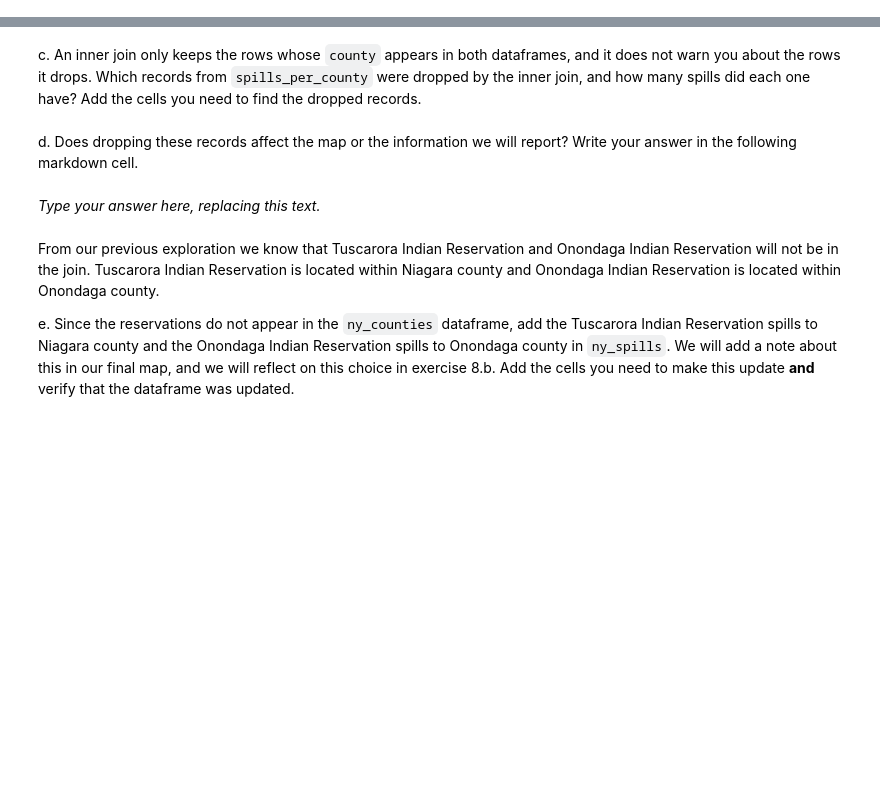
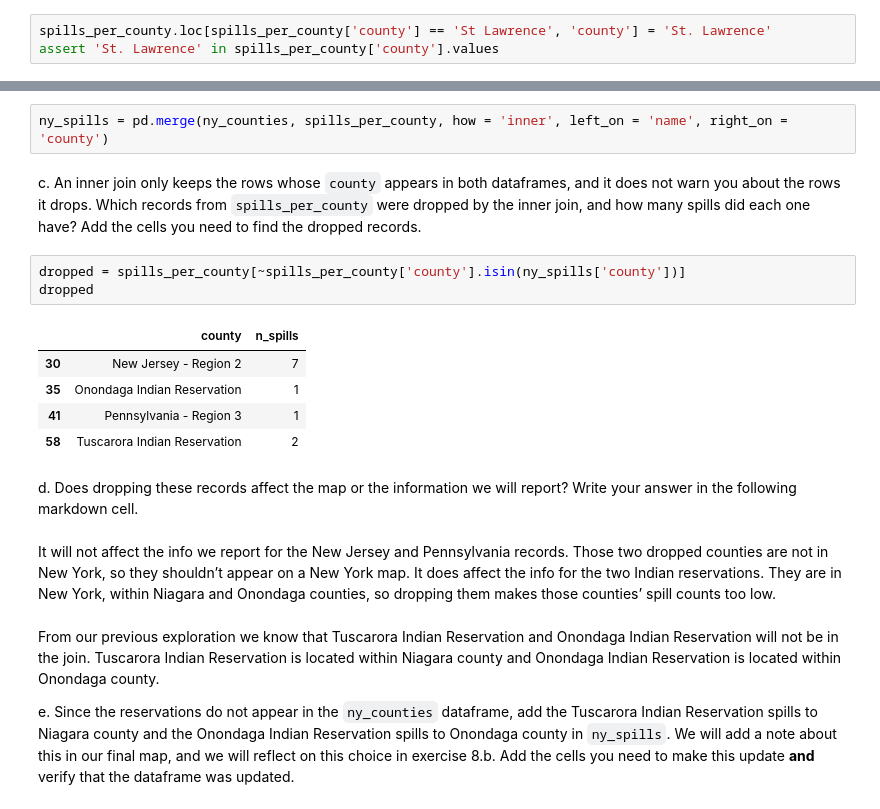
Before and after one commit to ashrcho/eds220-hwk3, a Jupyter notebook: hwk3-task2-spills.ipynb, the cells around one changed output, grey strips where cells are left out. Drawn from its saved outputs; the diff is of its cells as text; blank space fills up the shorter version.

```diff
--- a/hwk3-task2-spills.ipynb
+++ b/hwk3-task2-spills.ipynb
@@ -624,6 +658,9 @@ e. What is the number of spills in 'Tuscarora Indian Reservation' and in 'Ononda
 ### 7.B. Data updates
 
 In the next cell, update 'St Lawrence' to 'St. Lawrence' in the `spills_per_county` data frame. Verify the update was successful with an assert test.
+# %%
+spills_per_county.loc[spills_per_county['county'] == 'St Lawrence', 'county'] = 'St. Lawrence'
+assert 'St. Lawrence' in spills_per_county['county'].values
 # %% [markdown]
 ### 7.C. Merge
 
@@ -635,17 +672,28 @@ a. Use this cell to make any other updates needed for making an inner join of th
 # %% [markdown]
 b. Store the inner join of the `spills_per_county` and `ny_counties` dataframes in a new variable named `ny_spills`.
+# %%
+ny_spills = pd.merge(ny_counties, spills_per_county, how = 'inner', left_on = 'name', right_on = 'county')
 # %% [markdown]
 <!-- BEGIN QUESTION -->
 
 c. An inner join only keeps the rows whose `county` appears in both dataframes, and it does not warn you about the rows it drops. Which records from `spills_per_county` were dropped by the inner join, and how many spills did each one have? Add the cells you need to find the dropped records.
+# %%
+dropped = spills_per_county[~spills_per_county['county'].isin(ny_spills['county'])]
+dropped
+# %% [output]
+|  | county | n_spills |
+| 30 | New Jersey - Region 2 | 7 |
+| 35 | Onondaga Indian Reservation | 1 |
+| 41 | Pennsylvania - Region 3 | 1 |
+| 58 | Tuscarora Indian Reservation | 2 |
 # %% [markdown]
 <!-- END QUESTION -->
 
 <!-- BEGIN QUESTION -->
 
 d. Does dropping these records affect the map or the information we will report? Write your answer in the following markdown cell.
-# %% [markdown]
-_Type your answer here, replacing this text._
+# %% [markdown]
+It will not affect the info we report for the New Jersey and Pennsylvania records. Those two dropped counties are not in New York, so they shouldn’t appear on a New York map. It does affect the info for the two Indian reservations. They are in New York, within Niagara and Onondaga counties, so dropping them makes those counties’ spill counts too low.
 # %% [markdown]
 <!-- END QUESTION -->
 
```
Also changed, not shown: parts of 18 cells of this notebook.
